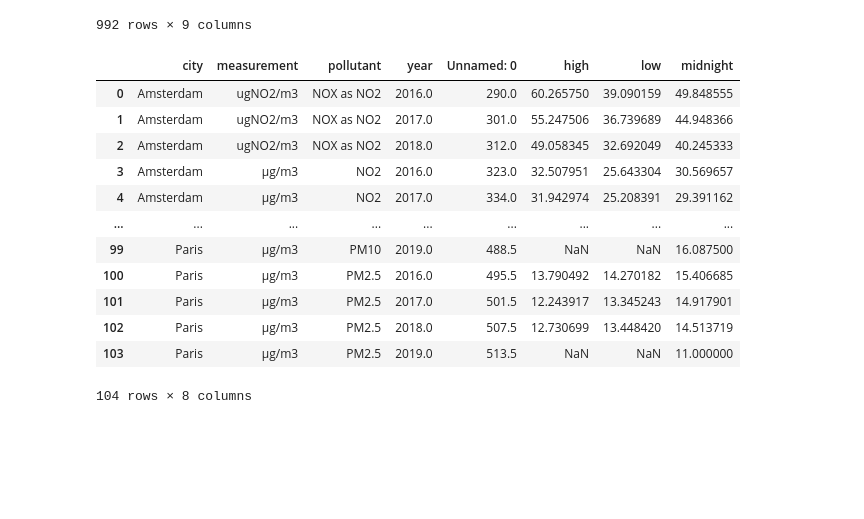
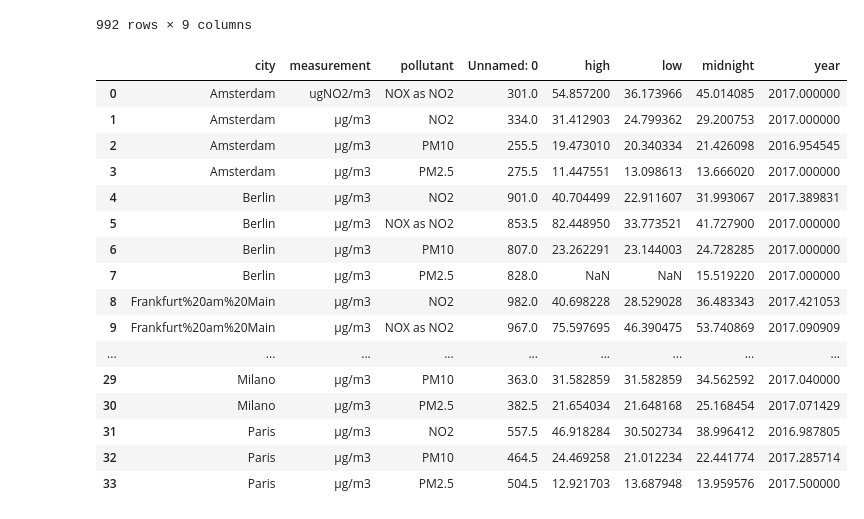
Before and after one commit to RustyBrain/ucl_step_assign2, a Jupyter notebook: analyse_pollution_data.ipynb, the cells around one changed output. Saved outputs shown, nothing was run; the diff lists cells and outputs as text; code cells hidden in the pictures; blank space fills up the shorter version.

```diff
--- a/analyse_pollution_data.ipynb
+++ b/analyse_pollution_data.ipynb
@@ -21,19 +21,23 @@ df
 | 991 | 991 | Frankfurt%20am%20Main | NaN | NaN | µg/m3 | 54.101119 | NO2 | STA.DE_DEHE146 | 2018.0 |
 992 rows × 9 columns
 # %%
-city_by_year = df.groupby(['city', 'measurement', 'pollutant', 'year'], as_index=False).mean()
-city_by_year
+city_avg = df.groupby(['city', 'measurement', 'pollutant'], as_index=False).mean()
+city_avg
 # %% [output]
-|  | city | measurement | pollutant | year | Unnamed: 0 | high | low | midnight |
-| 0 | Amsterdam | ugNO2/m3 | NOX as NO2 | 2016.0 | 290.0 | 60.265750 | 39.090159 | 49.848555 |
-| 1 | Amsterdam | ugNO2/m3 | NOX as NO2 | 2017.0 | 301.0 | 55.247506 | 36.739689 | 44.948366 |
-| 2 | Amsterdam | ugNO2/m3 | NOX as NO2 | 2018.0 | 312.0 | 49.058345 | 32.692049 | 40.245333 |
-| 3 | Amsterdam | µg/m3 | NO2 | 2016.0 | 323.0 | 32.507951 | 25.643304 | 30.569657 |
-| 4 | Amsterdam | µg/m3 | NO2 | 2017.0 | 334.0 | 31.942974 | 25.208391 | 29.391162 |
+|  | city | measurement | pollutant | Unnamed: 0 | high | low | midnight | year |
+| 0 | Amsterdam | ugNO2/m3 | NOX as NO2 | 301.0 | 54.857200 | 36.173966 | 45.014085 | 2017.000000 |
+| 1 | Amsterdam | µg/m3 | NO2 | 334.0 | 31.412903 | 24.799362 | 29.200753 | 2017.000000 |
+| 2 | Amsterdam | µg/m3 | PM10 | 255.5 | 19.473010 | 20.340334 | 21.426098 | 2016.954545 |
+| 3 | Amsterdam | µg/m3 | PM2.5 | 275.5 | 11.447551 | 13.098613 | 13.666020 | 2017.000000 |
+| 4 | Berlin | µg/m3 | NO2 | 901.0 | 40.704499 | 22.911607 | 31.993067 | 2017.389831 |
+| 5 | Berlin | µg/m3 | NOX as NO2 | 853.5 | 82.448950 | 33.773521 | 41.727900 | 2017.000000 |
+| 6 | Berlin | µg/m3 | PM10 | 807.0 | 23.262291 | 23.144003 | 24.728285 | 2017.000000 |
+| 7 | Berlin | µg/m3 | PM2.5 | 828.0 | NaN | NaN | 15.519220 | 2017.000000 |
+| 8 | Frankfurt%20am%20Main | µg/m3 | NO2 | 982.0 | 40.698228 | 28.529028 | 36.483343 | 2017.421053 |
+| 9 | Frankfurt%20am%20Main | µg/m3 | NOX as NO2 | 967.0 | 75.597695 | 46.390475 | 53.740869 | 2017.090909 |
 | ... | ... | ... | ... | ... | ... | ... | ... | ... |
-| 99 | Paris | µg/m3 | PM10 | 2019.0 | 488.5 | NaN | NaN | 16.087500 |
-| 100 | Paris | µg/m3 | PM2.5 | 2016.0 | 495.5 | 13.790492 | 14.270182 | 15.406685 |
-| 101 | Paris | µg/m3 | PM2.5 | 2017.0 | 501.5 | 12.243917 | 13.345243 | 14.917901 |
-| 102 | Paris | µg/m3 | PM2.5 | 2018.0 | 507.5 | 12.730699 | 13.448420 | 14.513719 |
-| 103 | Paris | µg/m3 | PM2.5 | 2019.0 | 513.5 | NaN | NaN | 11.000000 |
+| 29 | Milano | µg/m3 | PM10 | 363.0 | 31.582859 | 31.582859 | 34.562592 | 2017.040000 |
+| 30 | Milano | µg/m3 | PM2.5 | 382.5 | 21.654034 | 21.648168 | 25.168454 | 2017.071429 |
+| 31 | Paris | µg/m3 | NO2 | 557.5 | 46.918284 | 30.502734 | 38.996412 | 2016.987805 |
+| 32 | Paris | µg/m3 | PM10 | 464.5 | 24.469258 | 21.012234 | 22.441774 | 2017.285714 |
+| 33 | Paris | µg/m3 | PM2.5 | 504.5 | 12.921703 | 13.687948 | 13.959576 | 2017.500000 |
-104 rows × 8 columns
```
Also changed, not shown: parts of 1 cell of this notebook, 5 other files.
